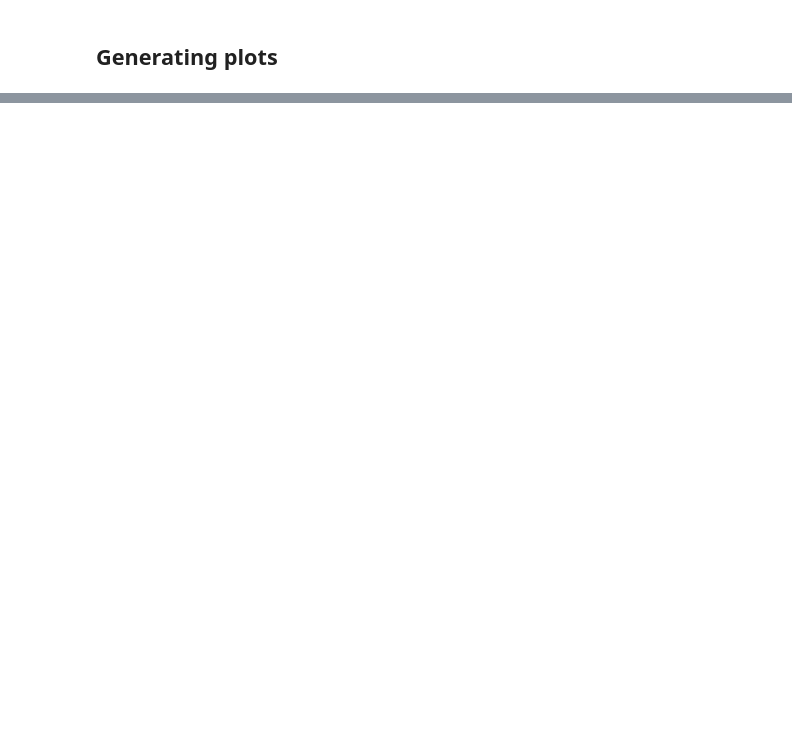
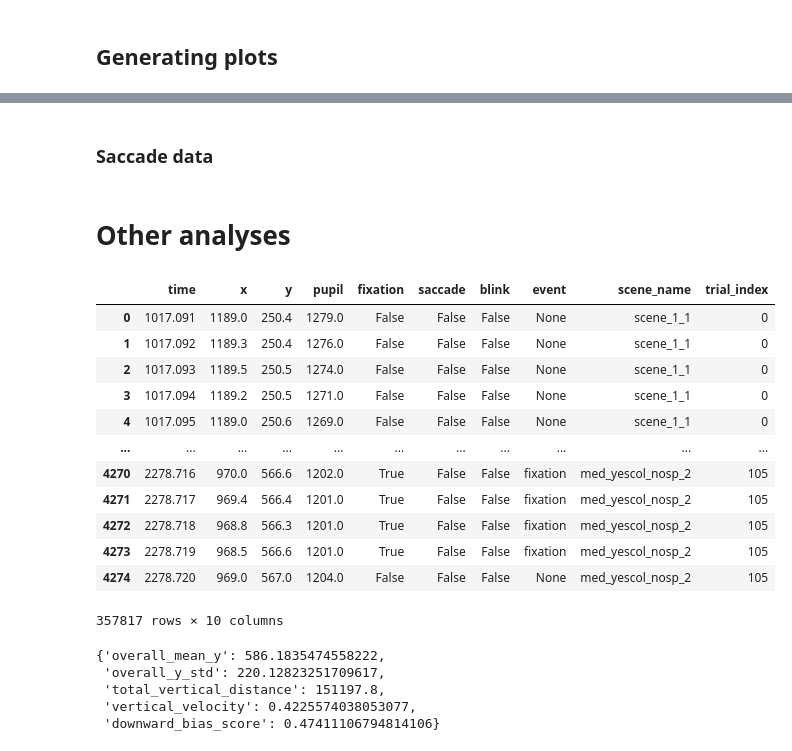
Before and after one commit to flxsosa/eyetracking_physics, a Jupyter notebook: notebooks/test_tracker.ipynb, the cells around one changed output, grey strips where cells are left out. Saved outputs shown, nothing was run; the diff lists cells and outputs as text; code cells hidden in the pictures; blank space fills up the shorter version.

```diff
--- a/notebooks/test_tracker.ipynb
+++ b/notebooks/test_tracker.ipynb
@@ -363,0 +545,2 @@ def plot_animated(df, image_path_template=f'{IMG_DIR}'+'/{scene_name}_0.png', in
+# %% [markdown]
+### Saccade data
@@ -363,0 +549,18 @@ def plot_animated(df, image_path_template=f'{IMG_DIR}'+'/{scene_name}_0.png', in
+# %% [markdown]
+# Other analyses
+# %%
+intra_trial_gaze_df.groupby('trial_index').x.apply()
+# %% [output]
+|  | time | x | y | pupil | fixation | saccade | blink | event | scene_name | trial_index |
+| 0 | 1017.091 | 1189.0 | 250.4 | 1279.0 | False | False | False | None | scene_1_1 | 0 |
+| 1 | 1017.092 | 1189.3 | 250.4 | 1276.0 | False | False | False | None | scene_1_1 | 0 |
+| 2 | 1017.093 | 1189.5 | 250.5 | 1274.0 | False | False | False | None | scene_1_1 | 0 |
+| 3 | 1017.094 | 1189.2 | 250.5 | 1271.0 | False | False | False | None | scene_1_1 | 0 |
+| 4 | 1017.095 | 1189.0 | 250.6 | 1269.0 | False | False | False | None | scene_1_1 | 0 |
+| ... | ... | ... | ... | ... | ... | ... | ... | ... | ... | ... |
+| 4270 | 2278.716 | 970.0 | 566.6 | 1202.0 | True | False | False | fixation | med_yescol_nosp_2 | 105 |
+| 4271 | 2278.717 | 969.4 | 566.4 | 1201.0 | True | False | False | fixation | med_yescol_nosp_2 | 105 |
+| 4272 | 2278.718 | 968.8 | 566.3 | 1201.0 | True | False | False | fixation | med_yescol_nosp_2 | 105 |
+| 4273 | 2278.719 | 968.5 | 566.6 | 1201.0 | True | False | False | fixation | med_yescol_nosp_2 | 105 |
+| 4274 | 2278.720 | 969.0 | 567.0 | 1204.0 | False | False | False | None | med_yescol_nosp_2 | 105 |
+357817 rows × 10 columns
@@ -363,0 +613,8 @@ def plot_animated(df, image_path_template=f'{IMG_DIR}'+'/{scene_name}_0.png', in
+# %%
+summary
+# %% [output]
+{'overall_mean_y': 586.1835474558222,
+ 'overall_y_std': 220.12823251709617,
+ 'total_vertical_distance': 151197.8,
+ 'vertical_velocity': 0.4225574038053077,
+ 'downward_bias_score': 0.47411106794814106}
```
Also changed, not shown: parts of 38 cells of this notebook, 2 other files.
